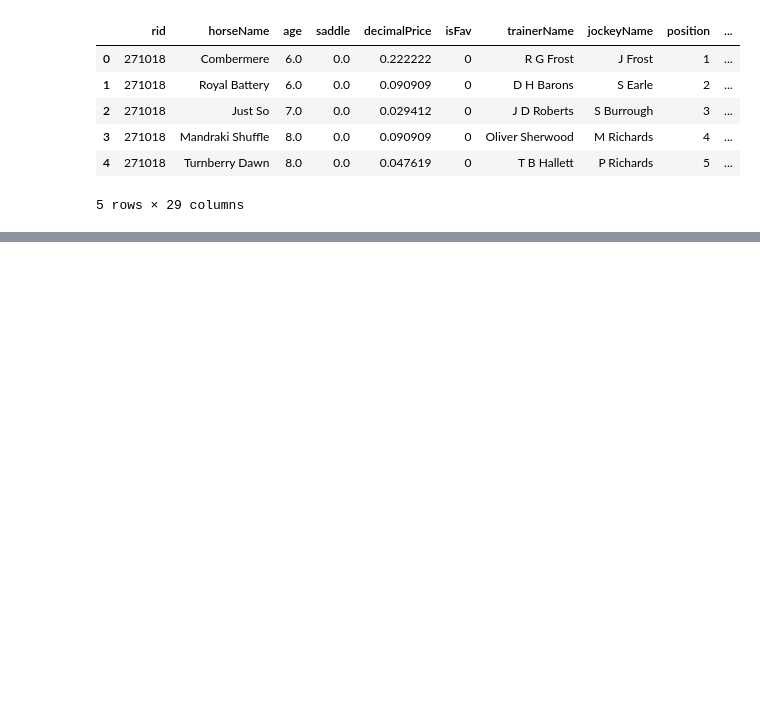
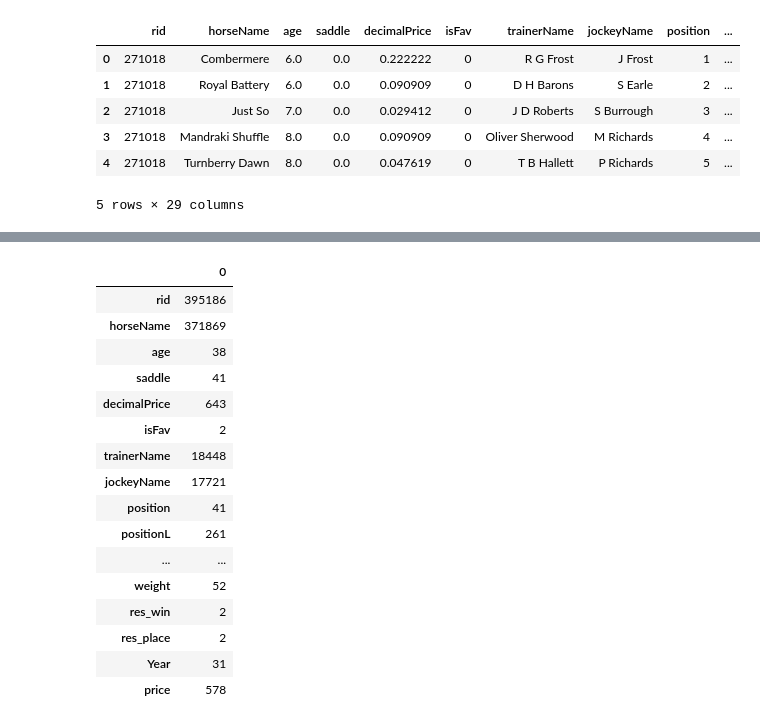
Before and after one commit to SriRamK345/Horse_Race_Predection, a Jupyter notebook: Horse_Race_Predection.ipynb, the cells around one changed output, grey strips where cells are left out. Cells and saved outputs as stored; diff of their text form; code cells hidden in the pictures; blank space fills up the shorter version.

```diff
--- a/Horse_Race_Predection.ipynb
+++ b/Horse_Race_Predection.ipynb
@@ -57,0 +139,26 @@ races_df.head()
+# %%
+unique_values = []
+
+for i in horses_df.columns:
+    x = horses_df[i].value_counts().count()
+    unique_values.append(x)
+
+pd.DataFrame(unique_values, index = horses_df.columns)
+# %% [output]
+|  | 0 |
+| rid | 395186 |
+| horseName | 371869 |
+| age | 38 |
+| saddle | 41 |
+| decimalPrice | 643 |
+| isFav | 2 |
+| trainerName | 18448 |
+| jockeyName | 17721 |
+| position | 41 |
+| positionL | 261 |
+| ... | ... |
+| weight | 52 |
+| res_win | 2 |
+| res_place | 2 |
+| Year | 31 |
+| price | 578 |
```
Also changed, not shown: parts of 13 cells of this notebook.
